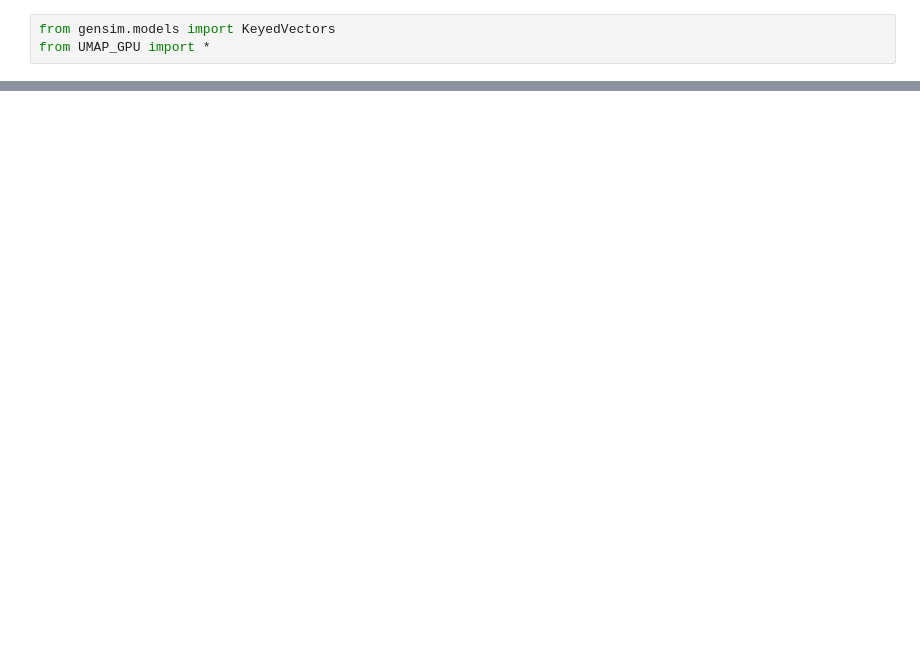
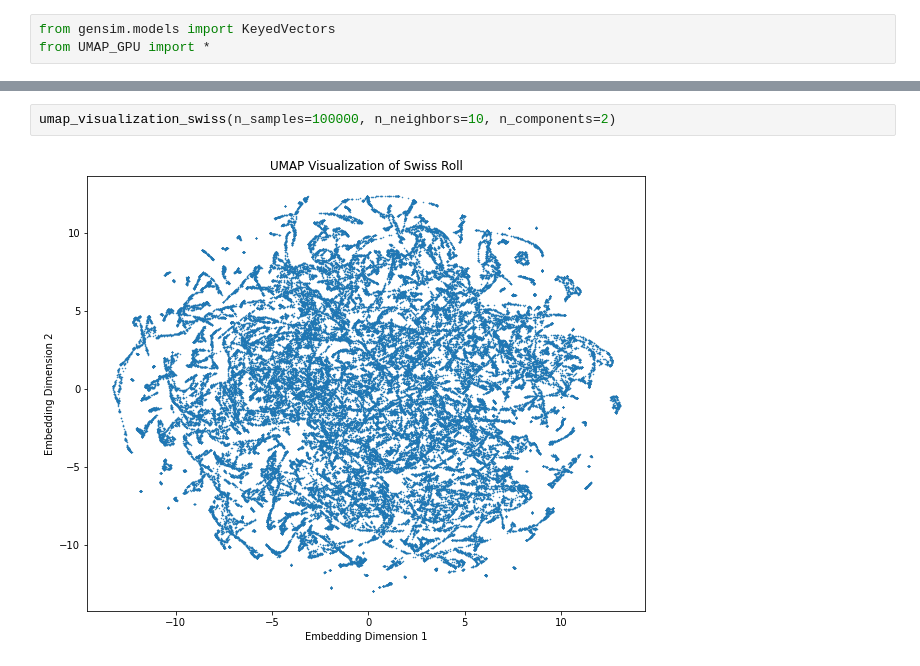
Before and after one commit to mymermer/MLCMS, a Jupyter notebook: Project/test_UMAP_GPU.ipynb, the cells around one changed output, grey strips where cells are left out. Cells and saved outputs as stored; diff of their text form; blank space fills up the shorter version.

Commit message:
minor updates for umap

```diff
--- a/Project/test_UMAP_GPU.ipynb
+++ b/Project/test_UMAP_GPU.ipynb
@@ -12,0 +13,4 @@ umap_visualization(word2vec_model,subset_size= 10000, n_neighbors=10, n_componen
+# %%
+umap_visualization_swiss(n_samples=100000, n_neighbors=10, n_components=2)
+# %% [output]
+[figure, added]
```
Also changed, not shown: parts of 1 cell of this notebook, 1 other file.
